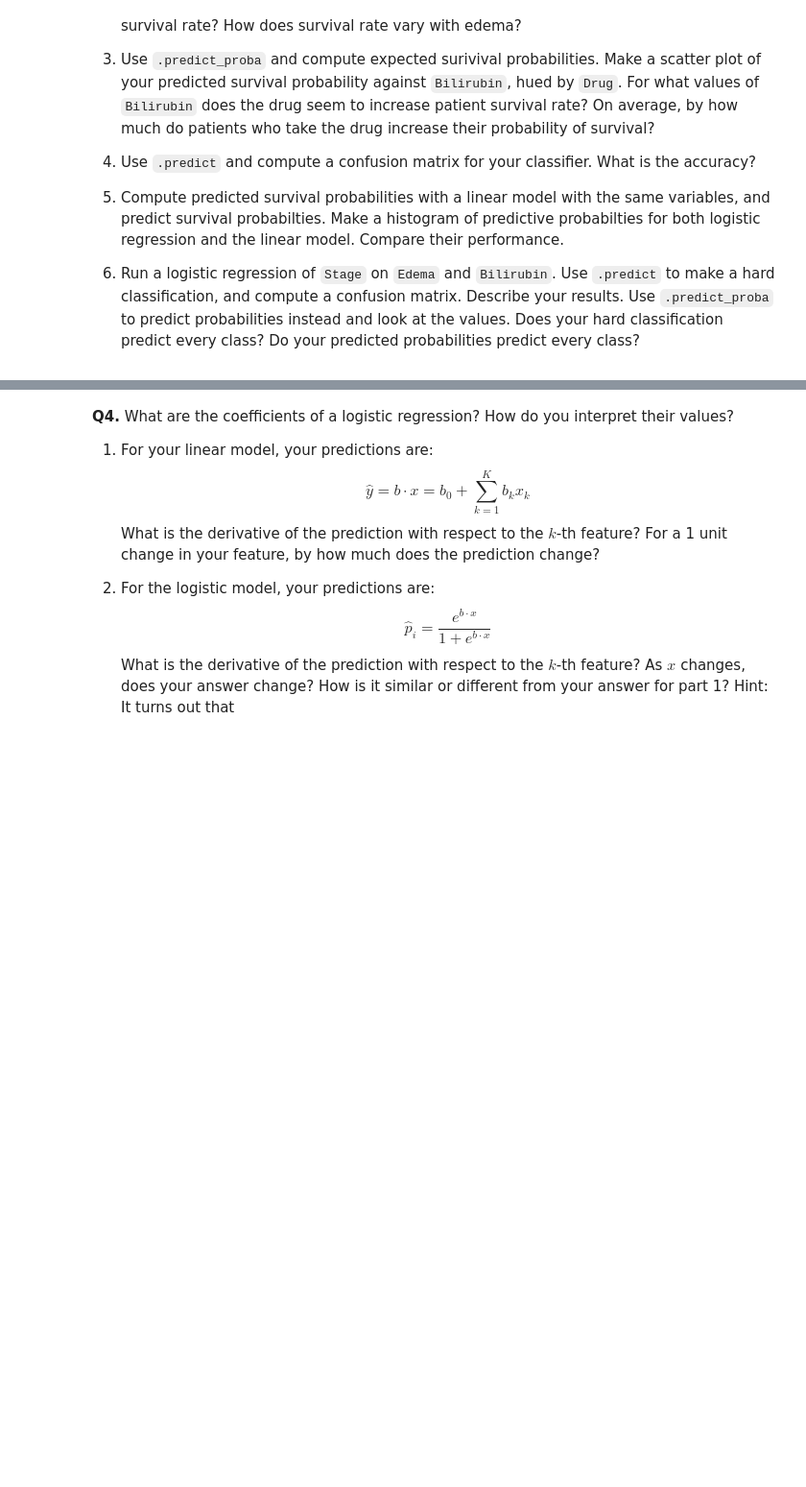
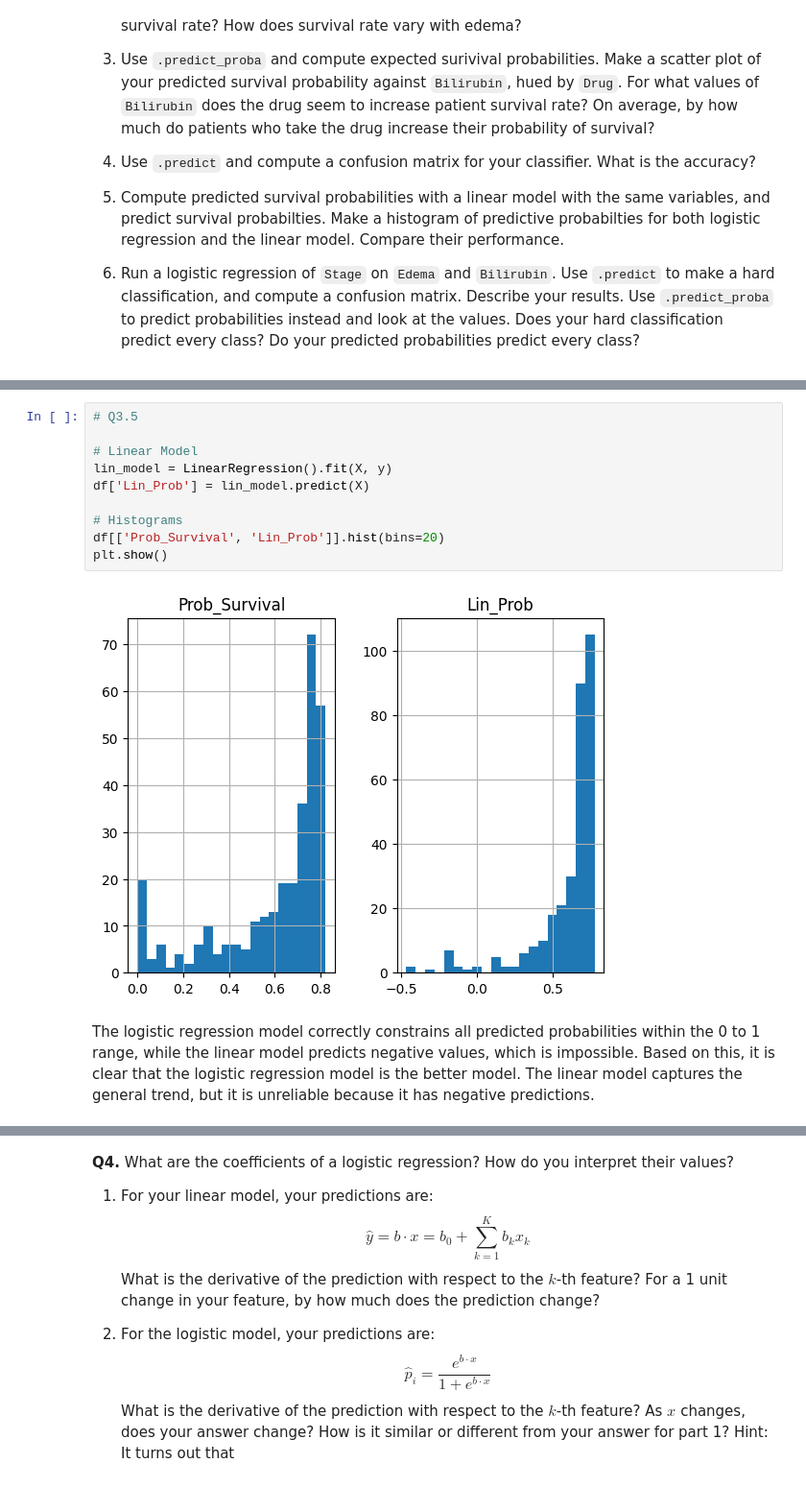
Before and after one commit to liamscanlon5/undergrad_ml_assignments, a Jupyter notebook: 05_assignment_glm.ipynb, the cells around one changed output, grey strips where cells are left out. Shown at 96% size. Drawn from its saved outputs; the diff is of its cells as text; blank space fills up the shorter version.

```diff
--- a/05_assignment_glm.ipynb
+++ b/05_assignment_glm.ipynb
@@ -81,0 +308,14 @@ The relevant data are:
+# %%
+# Q3.5
+
+# Linear Model
+lin_model = LinearRegression().fit(X, y)
+df['Lin_Prob'] = lin_model.predict(X)
+
+# Histograms
+df[['Prob_Survival', 'Lin_Prob']].hist(bins=20)
+plt.show()
+# %% [output]
+[figure, added]
+# %% [markdown]
+The logistic regression model correctly constrains all predicted probabilities within the 0 to 1 range, while the linear model predicts negative values, which is impossible. Based on this, it is clear that the logistic regression model is the better model. The linear model captures the general trend, but it is unreliable because it has negative predictions.
```
Also changed, not shown: parts of 26 cells of this notebook.
